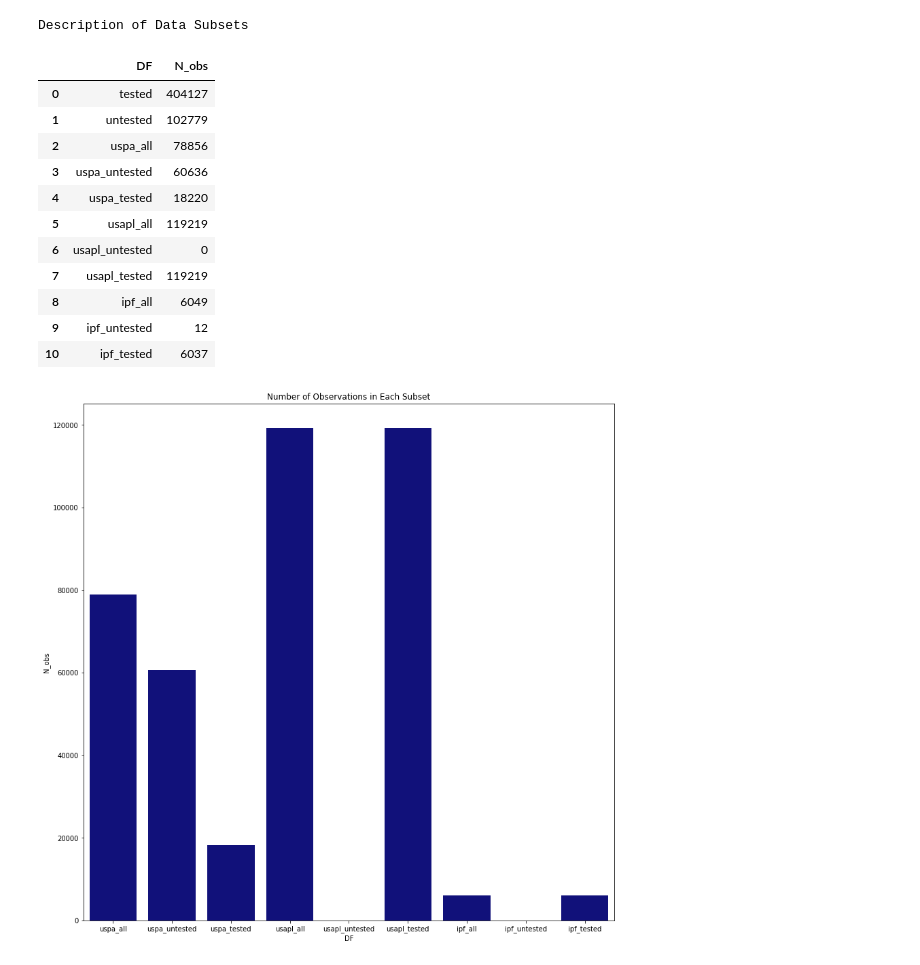
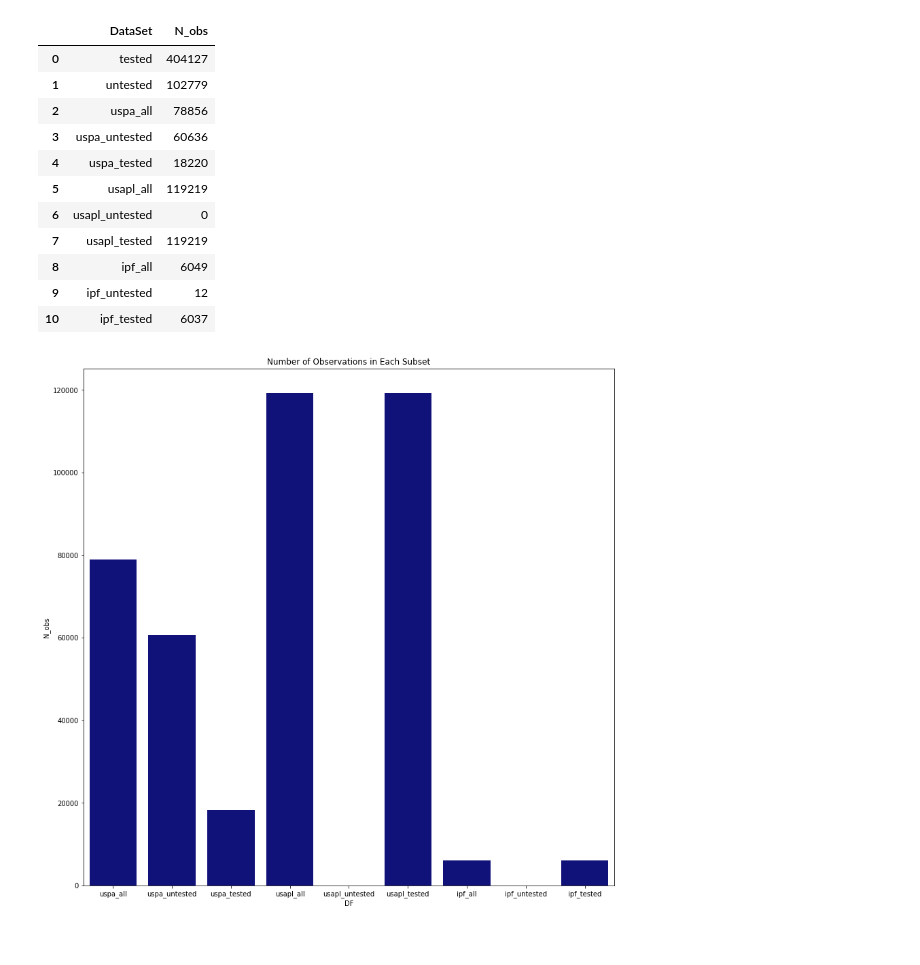
Before and after one commit to as2032/as2032.github.io, a Jupyter notebook: final_tutorial.ipynb, the cells around one changed output. Saved outputs shown, nothing was run; the diff lists cells and outputs as text; code cells hidden in the pictures.

```diff
--- a/final_tutorial.ipynb
+++ b/final_tutorial.ipynb
@@ -44,37 +59,36 @@ dl = bigdf["Date"].to_list()
 for i in range(0,len(bigdf.Date)):
     cd = dl[i]
     cy = cd[0:4]
     cy = int(cy)
     year.append(cy)
 # Setting date variable and cleaning up dataset
 bigdf["Year"] = year
 bigdf.Sex = bigdf.Sex.replace("Mx", np.nan)
 bigdf = bigdf[bigdf.Sex.notna()]
 #Creating data subsets for plotting and analysis
 tested = bigdf.loc[bigdf["Tested"]=="Yes"]
 untested = bigdf.loc[bigdf["Tested"]!="Yes"]
 uspa = bigdf[bigdf.Federation == "USPA"]
 uspa_untested = untested[untested.Federation == "USPA"]
 uspa_tested = tested[tested.Federation == "USPA"]
 usapl = bigdf[bigdf.Federation == "USAPL"]
 usapl_untested = untested[untested.Federation == "USAPL"]
 usapl_tested = tested[tested.Federation == "USAPL"]
 ipf  = bigdf[bigdf.Federation=="IPF"]
 ipf_untested = untested[untested.Federation == "IPF"]
 ipf_tested = tested[tested.Federation == "IPF"]
 allMale = bigdf[bigdf.Sex=='M']
 allFemale = bigdf[bigdf.Sex=='F']
 feds = [uspa, usapl, ipf]
 test_feds = pd.concat(feds)
 lab = ["tested", "untested", "uspa_all", "uspa_untested", "uspa_tested","usapl_all", "usapl_untested", "usapl_tested","ipf_all", "ipf_untested", "ipf_tested"]
 info = [tested.shape[0], untested.shape[0],uspa.shape[0], uspa_untested.shape[0],uspa_tested.shape[0],usapl.shape[0], usapl_untested.shape[0], usapl_tested.shape[0],ipf.shape[0], ipf_untested.shape[0], ipf_tested.shape[0]]
-d = {"DF":lab, "N_obs": info}
-desc_df = pd.DataFrame(d).style.set_caption('Description of Data Subsets')
+d = {"DataSet":lab, "N_obs": info}
+desc_df = pd.DataFrame(d)
 
 desc_df
 # %% [output]
-Description of Data Subsets
-|  | DF | N_obs |
+|  | DataSet | N_obs |
 | 0 | tested | 404127 |
 | 1 | untested | 102779 |
 | 2 | uspa_all | 78856 |
```
Also changed, not shown: parts of 5 cells of this notebook.
